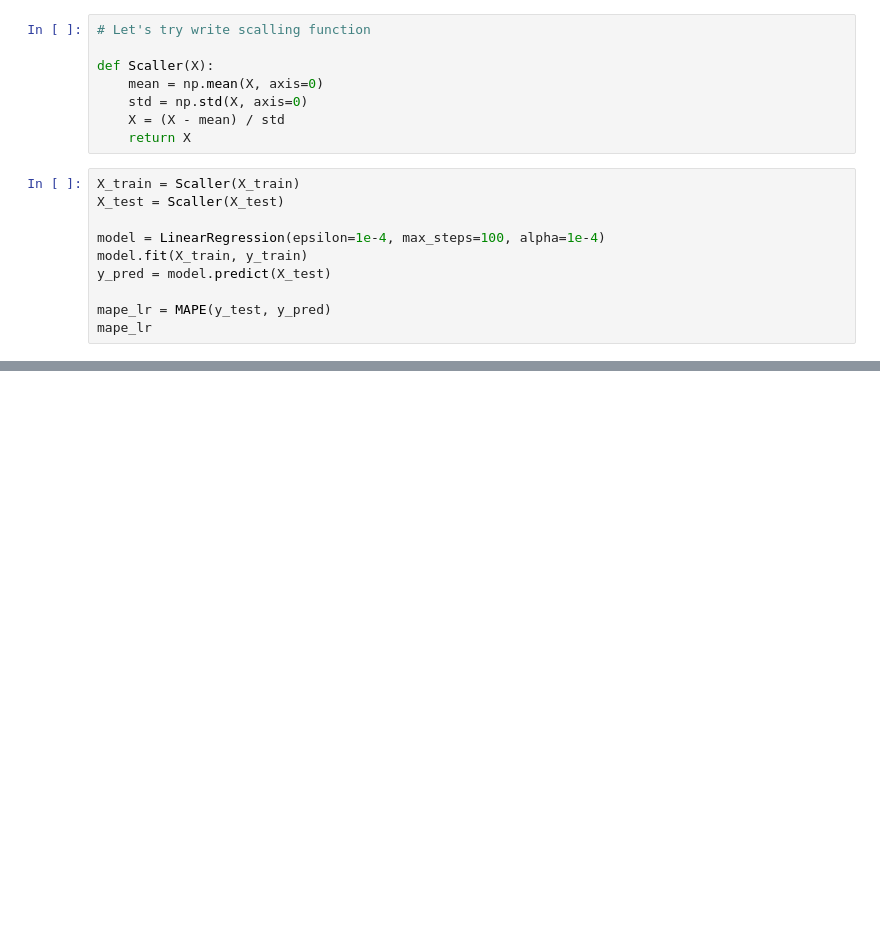
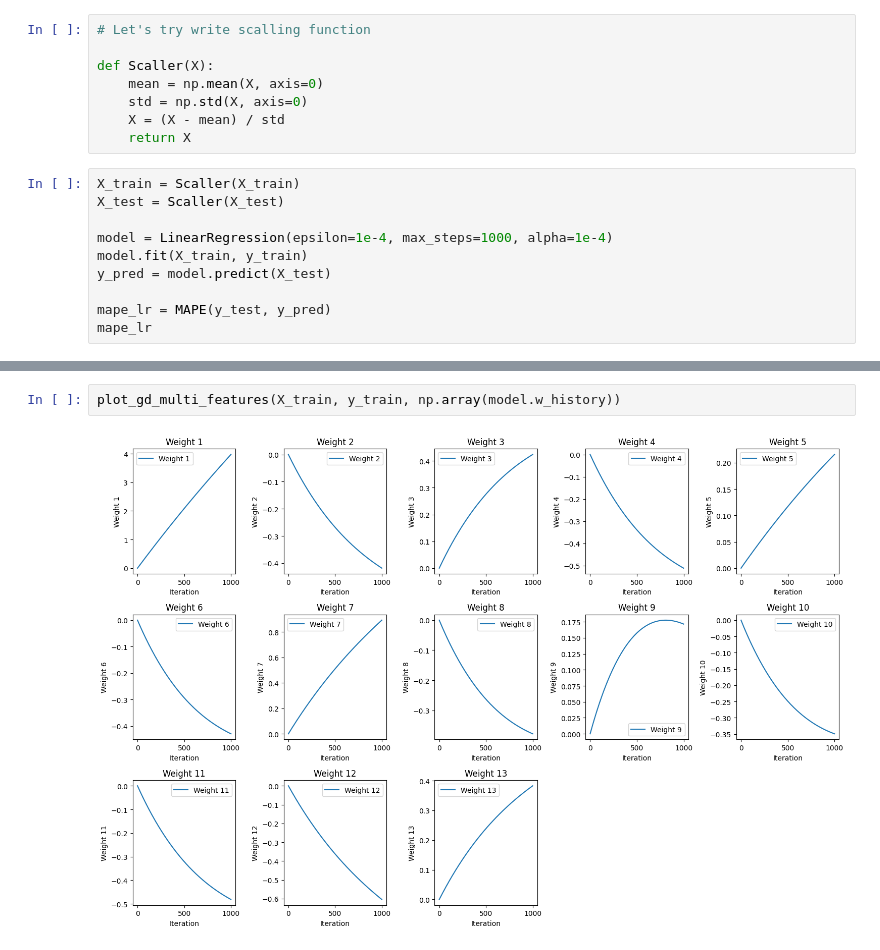
Before and after one commit to SergeyHSE/Gradient.github.io, a Jupyter notebook: GradientLR/GradientLR.ipynb, the cells around one changed output, grey strips where cells are left out. Drawn from its saved outputs; the diff is of its cells as text; blank space fills up the shorter version.

```diff
--- a/GradientLR/GradientLR.ipynb
+++ b/GradientLR/GradientLR.ipynb
@@ -478,7 +477,7 @@ def Scaller(X):
 X_train = Scaller(X_train)
 X_test = Scaller(X_test)
 
-model = LinearRegression(epsilon=1e-4, max_steps=100, alpha=1e-4)
+model = LinearRegression(epsilon=1e-4, max_steps=1000, alpha=1e-4)
 model.fit(X_train, y_train)
 y_pred = model.predict(X_test)
 
@@ -488,0 +496,4 @@ mape_lr
+# %%
+plot_gd_multi_features(X_train, y_train, np.array(model.w_history))
+# %% [output]
+[figure, added]
```
Also changed, not shown: parts of 3 cells of this notebook.
